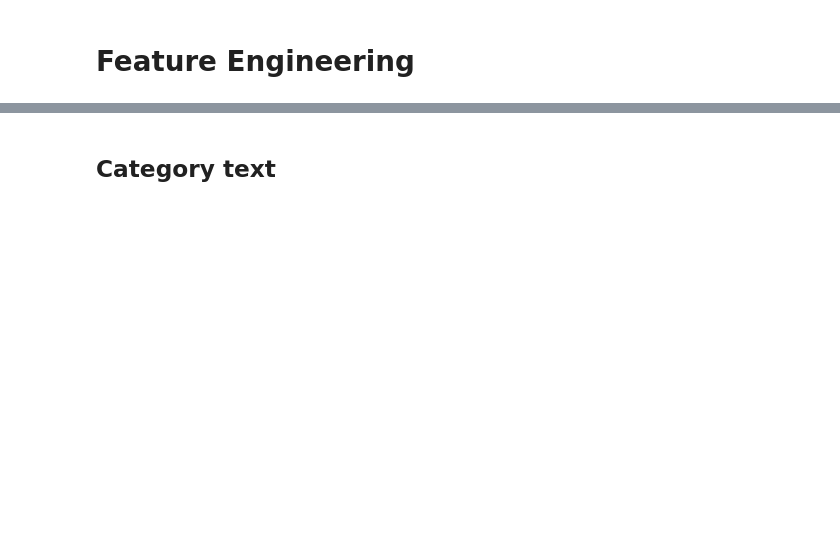
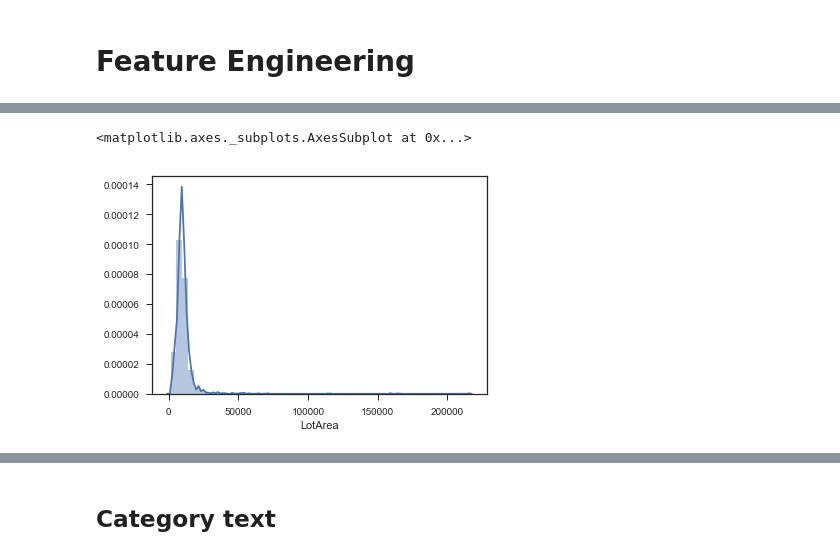
Before and after one commit to tnmichael309/Data-Analysis-Tool, a Jupyter notebook: notebook.ipynb, the cells around one changed output, grey strips where cells are left out. Saved outputs shown, nothing was run; the diff lists cells and outputs as text; code cells hidden in the pictures; blank space fills up the shorter version.

```diff
--- a/notebook.ipynb
+++ b/notebook.ipynb
@@ -224,0 +500,5 @@ plot_outliers(outlier_dict)
+# %%
+sns.distplot(sml.train['LotArea'])
+# %% [output]
+<matplotlib.axes._subplots.AxesSubplot at 0x...>
+[figure, added]
```
Also changed, not shown: parts of 66 cells of this notebook, 4 other files.
